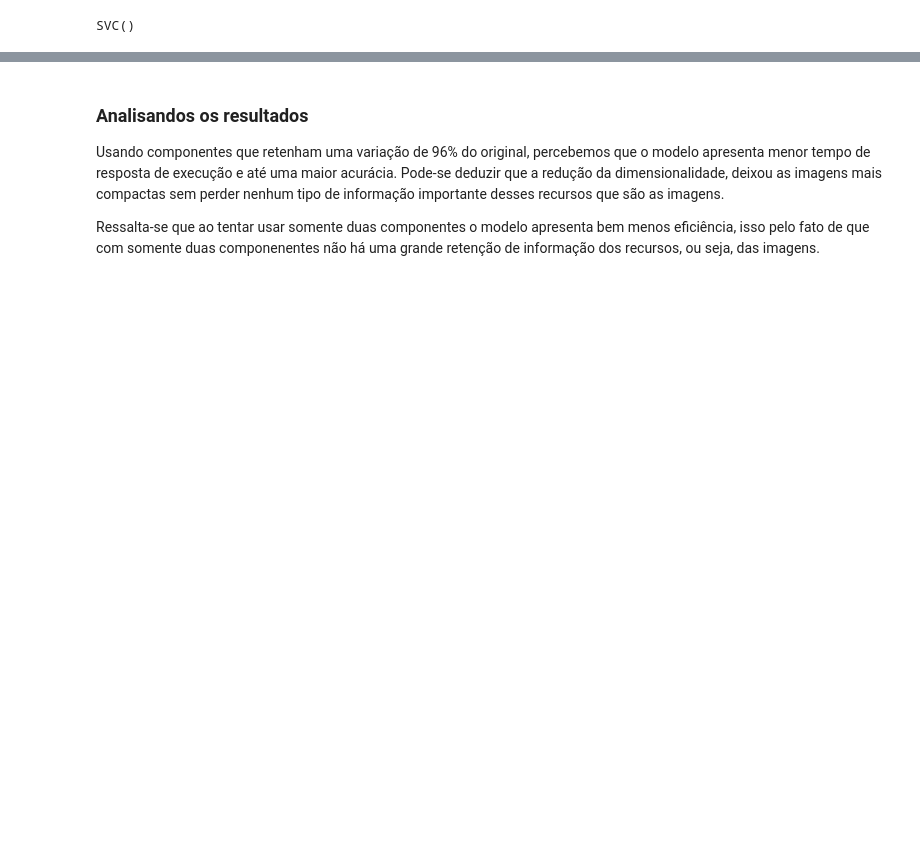
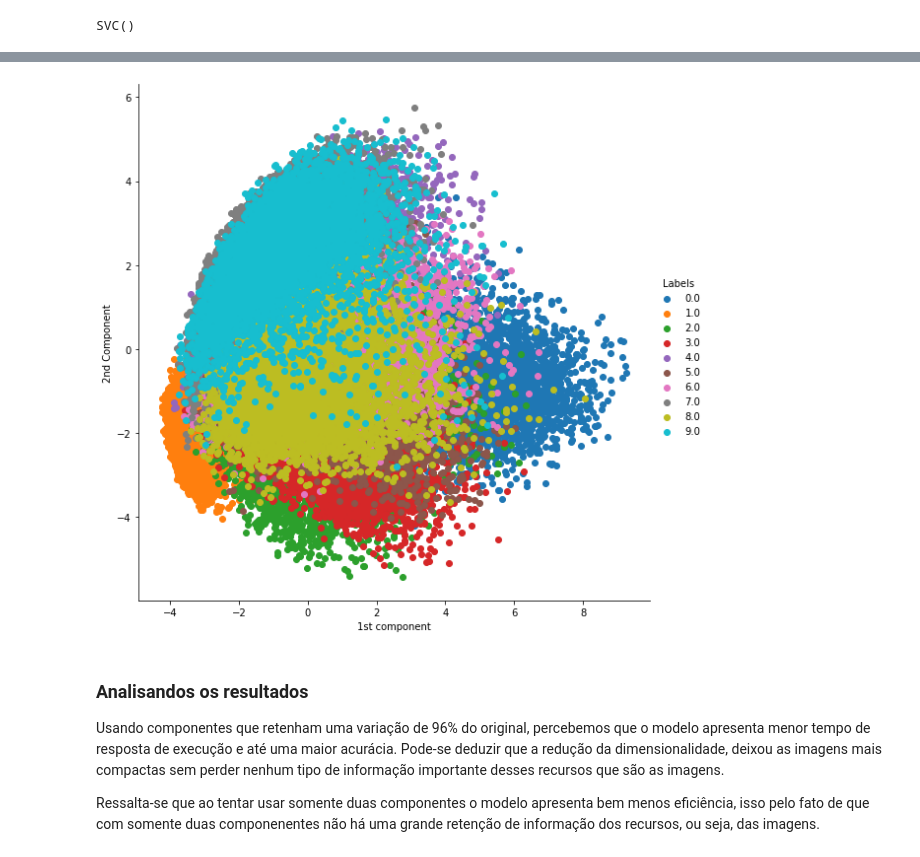
Before and after one commit to Ruann-01/Python_IA, a Jupyter notebook: Atividade 7/Atividade 7 - PCA.ipynb, the cells around one changed output, grey strips where cells are left out. Drawn from its saved outputs; the diff is of its cells as text; code cells hidden in the pictures; blank space fills up the shorter version.

```diff
--- a/Atividade 7/Atividade 7 - PCA.ipynb
+++ b/Atividade 7/Atividade 7 - PCA.ipynb
@@ -129,0 +132,5 @@ metrics.accuracy_score(y_test,y_pred_pca2)
+# %%
+stacking = np.vstack((X_train_pca2.T , y_train)).T
+dataframe = pd.DataFrame(data=stacking , columns=("1st component", "2nd Component" , "Labels"))
+
+dataframe.head(5)
@@ -130,3 +144,8 @@ metrics.accuracy_score(y_test,y_pred_pca2)
+# %%
+sns.FacetGrid(dataframe , hue='Labels', height=8).map(plt.scatter, '1st component' , '2nd Component').add_legend()
+plt.show()
+# %% [output]
+[figure, added]
 # %% [markdown]
 ### Analisandos os resultados
 Usando componentes que retenham uma variação de 96% do original, percebemos que o modelo apresenta menor tempo de resposta de execução e até uma maior acurácia. Pode-se deduzir que a redução da dimensionalidade, deixou as imagens mais compactas sem perder nenhum tipo de informação importante desses recursos que são as imagens.
```
Also changed, not shown: parts of 4 cells of this notebook.
